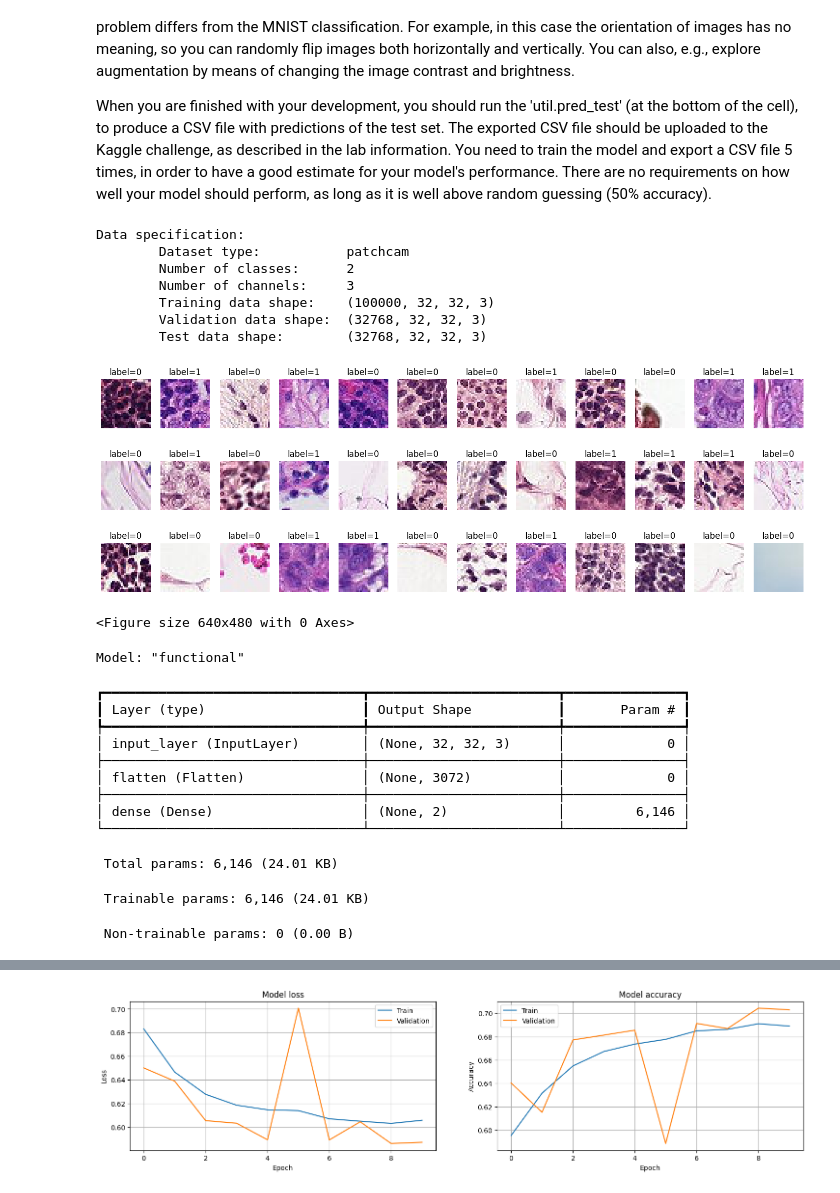
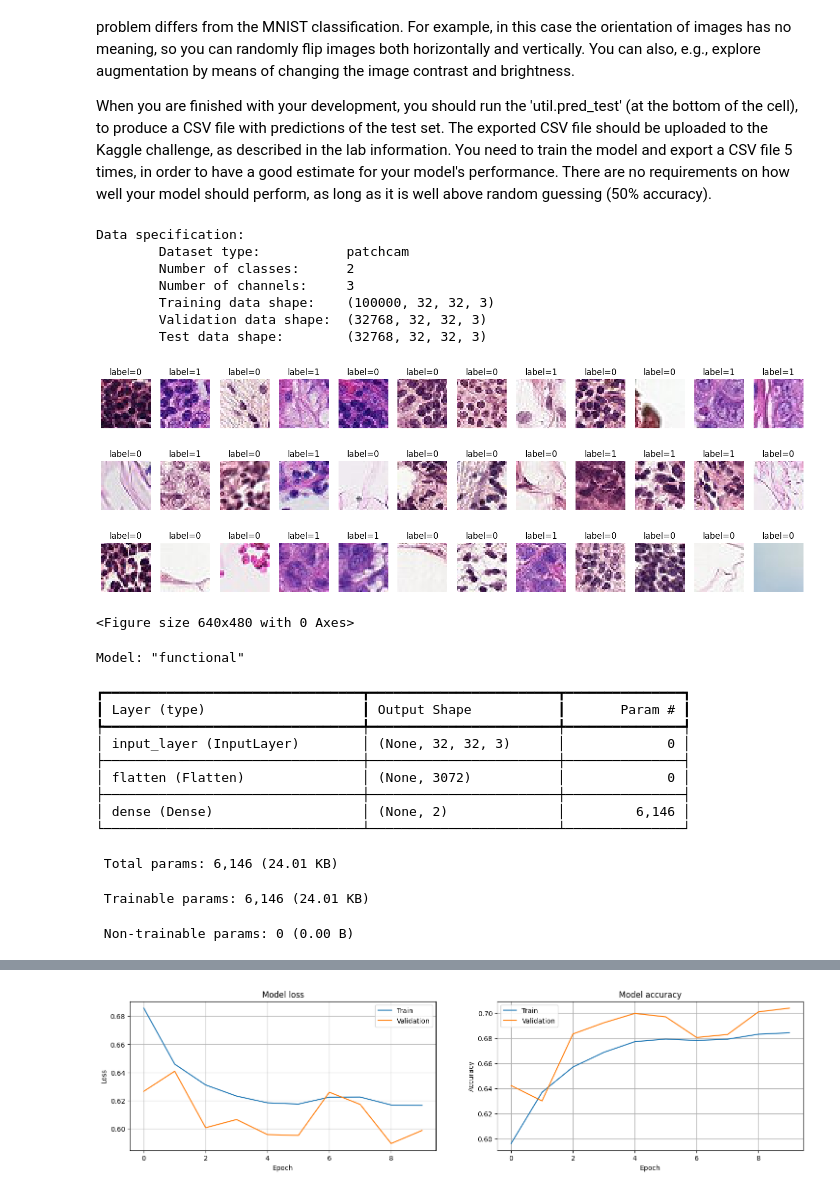
Before and after one commit to Djurson/TNM112, a Jupyter notebook: Lab2/lab02.ipynb, the cells around one changed output, grey strips where cells are left out. Drawn from its saved outputs; the diff is of its cells as text; code cells hidden in the pictures.

```diff
--- a/Lab2/lab02.ipynb
+++ b/Lab2/lab02.ipynb
@@ -347,7 +390,7 @@ import util
 import data_generator
 
 epochs = 10
-batch_size = 128
+batch_size = 64
 
 # Load the PatchCamyleon dataset
 # In this dataset, we don't have labels for the test set.
@@ -424 +467 @@ Epoch 6/10
-[figure, old version]
+[figure, new version]
```
Also changed, not shown: parts of 6 cells of this notebook, 4 other files.
